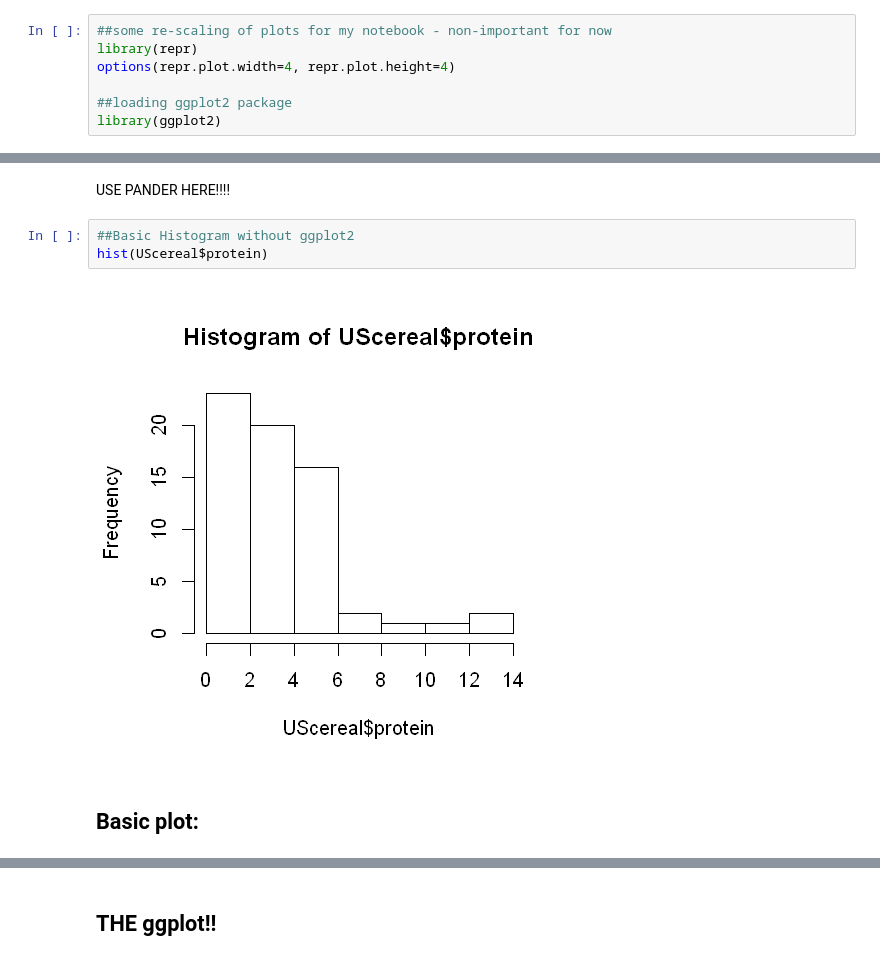
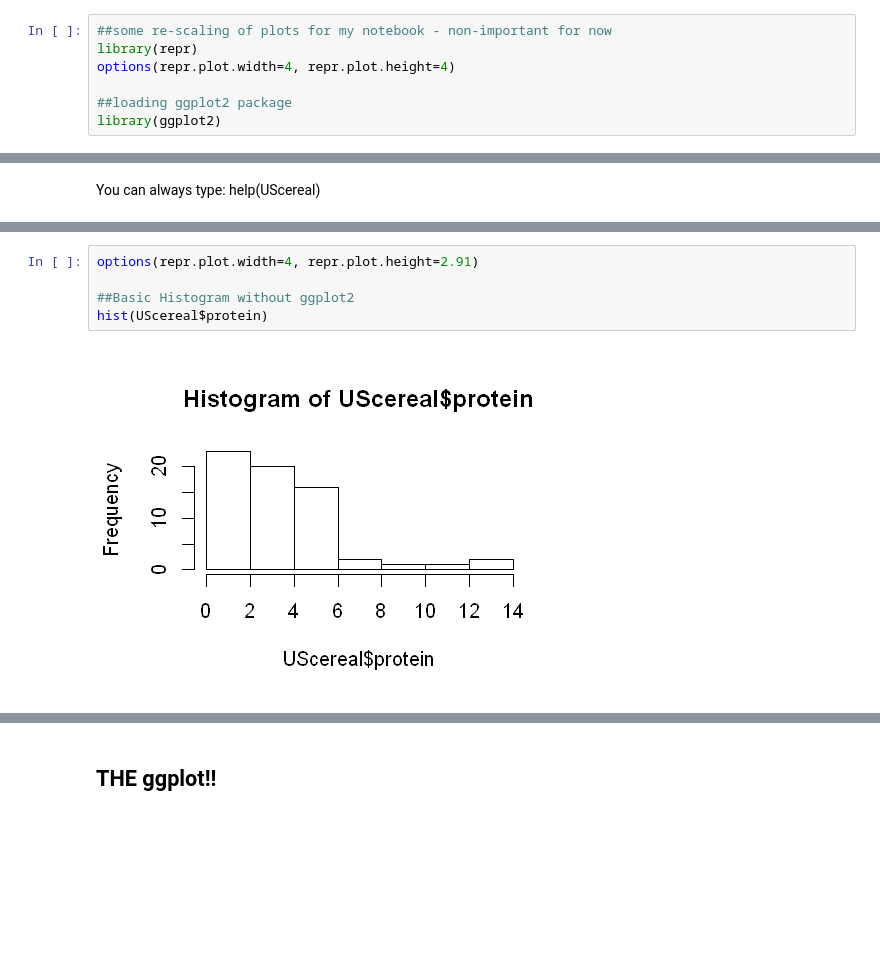
Before and after one commit to lizamc/ggplot2_workshop, a Jupyter notebook: ggplot2.ipynb, the cells around one changed output, grey strips where cells are left out. Saved outputs shown, nothing was run; the diff lists cells and outputs as text; blank space fills up the shorter version.

```diff
--- a/ggplot2.ipynb
+++ b/ggplot2.ipynb
@@ -103,3 +43,6 @@ This data frame contains the following columns:
+# %% [markdown]
+
+You can always type: help(UScereal)
 # %%
 #some lines
 head(UScereal)
@@ -111,14 +54,11 @@ head(UScereal)
 | Apple Cinnamon Cheerios | G | 146.6667 | 2.666667 | 2.666667 | 240.0000 | 2.000000 | 14.00000 | 13.33333 | 1 | 93.33333 | enriched |
 | Apple Jacks | K | 110.0000 | 2.000000 | 0.000000 | 125.0000 | 1.000000 | 11.00000 | 14.00000 | 2 | 30.00000 | enriched |
 | Basic 4 | G | 173.3333 | 4.000000 | 2.666667 | 280.0000 | 2.666667 | 24.00000 | 10.66667 | 3 | 133.33333 | enriched |
-# %% [markdown]
-USE PANDER HERE!!!!
 # %%
+options(repr.plot.width=4, repr.plot.height=2.91)
+
 ##Basic Histogram without ggplot2
 hist(UScereal$protein)
 # %% [output]
-[figure, old version]
+[figure, new version]
-# %% [markdown]
-Basic plot:
----------------------------------------
 # %%
```
Also changed, not shown: parts of 128 cells of this notebook.
